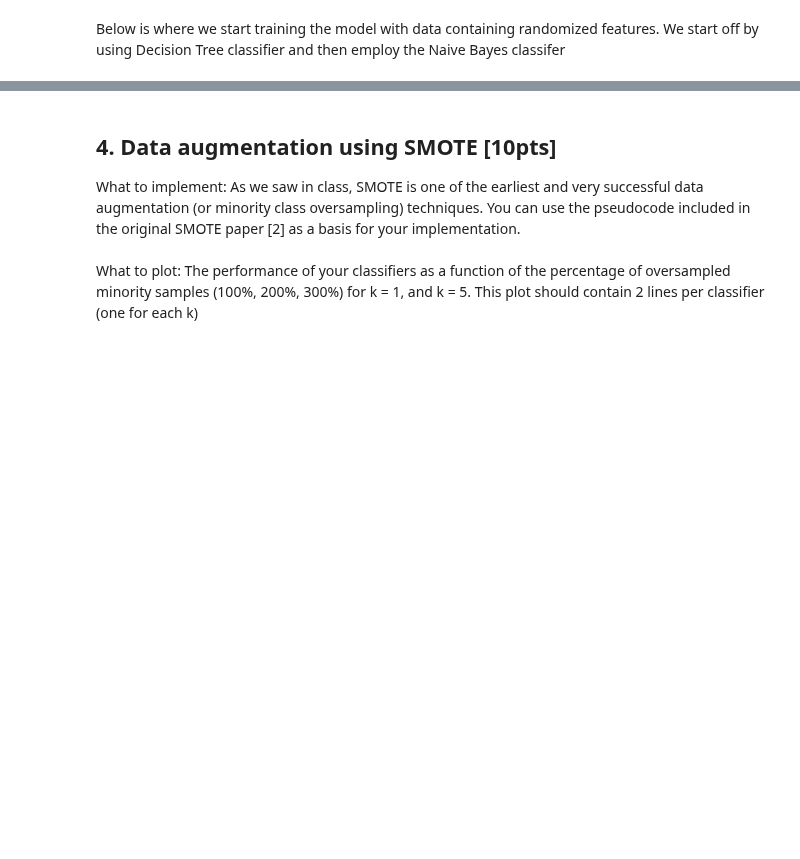
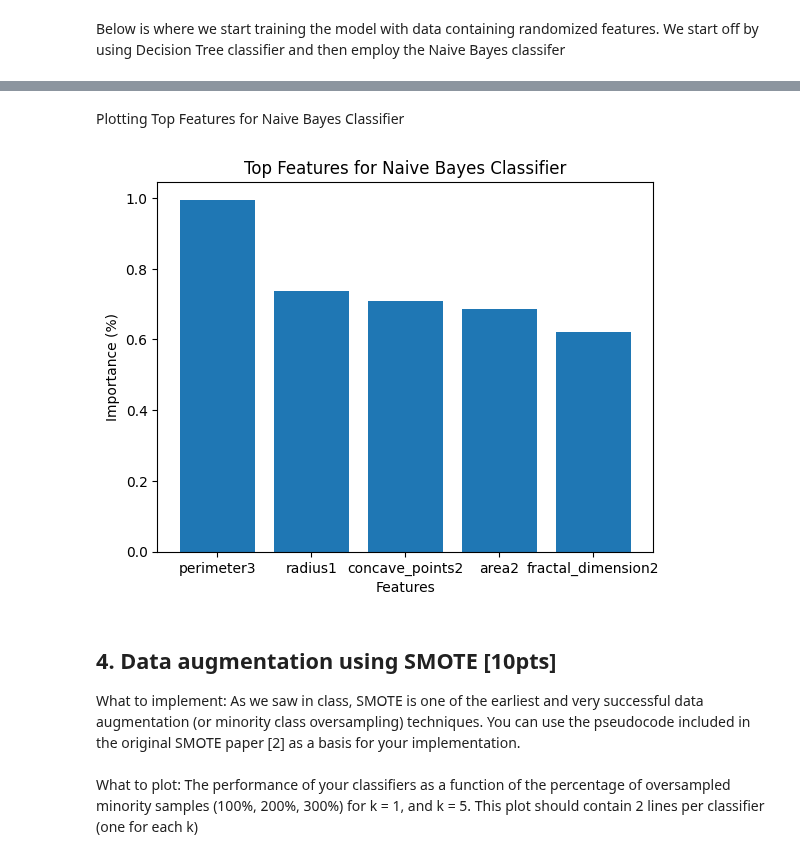
Before and after one commit to alexcupps/cs235-project, a Jupyter notebook: [CS235F24]_Course_Project.ipynb, the cells around one changed output, grey strips where cells are left out. Cells and saved outputs as stored; diff of their text form; code cells hidden in the pictures; blank space fills up the shorter version.

```diff
--- a/[CS235F24]_Course_Project.ipynb
+++ b/[CS235F24]_Course_Project.ipynb
@@ -758,3 +752,17 @@ def dual_model_performance(model1, model2, x_train, y_train, x_test, y_test, x_t
+# %% [markdown]
+Plotting Top Features for Naive Bayes Classifier
+# %%
+#Top Features for Naive Bayes Classifier
+
+topFeaturesNB = [feature[0] for feature in featureRank_NB]
+importanceNB = [feature[1] for feature in featureRank_NB]
+plt.bar(topFeaturesNB, importanceNB)
+plt.title('Top Features for Naive Bayes Classifier')
+plt.xlabel('Features')
+plt.ylabel('Importance (%)')
+plt.show()
+# %% [output]
+[figure, added]
 # %% [markdown]
 <h2>4. Data augmentation using SMOTE [10pts]</h2>
 
```
Also changed, not shown: parts of 18 cells of this notebook.
